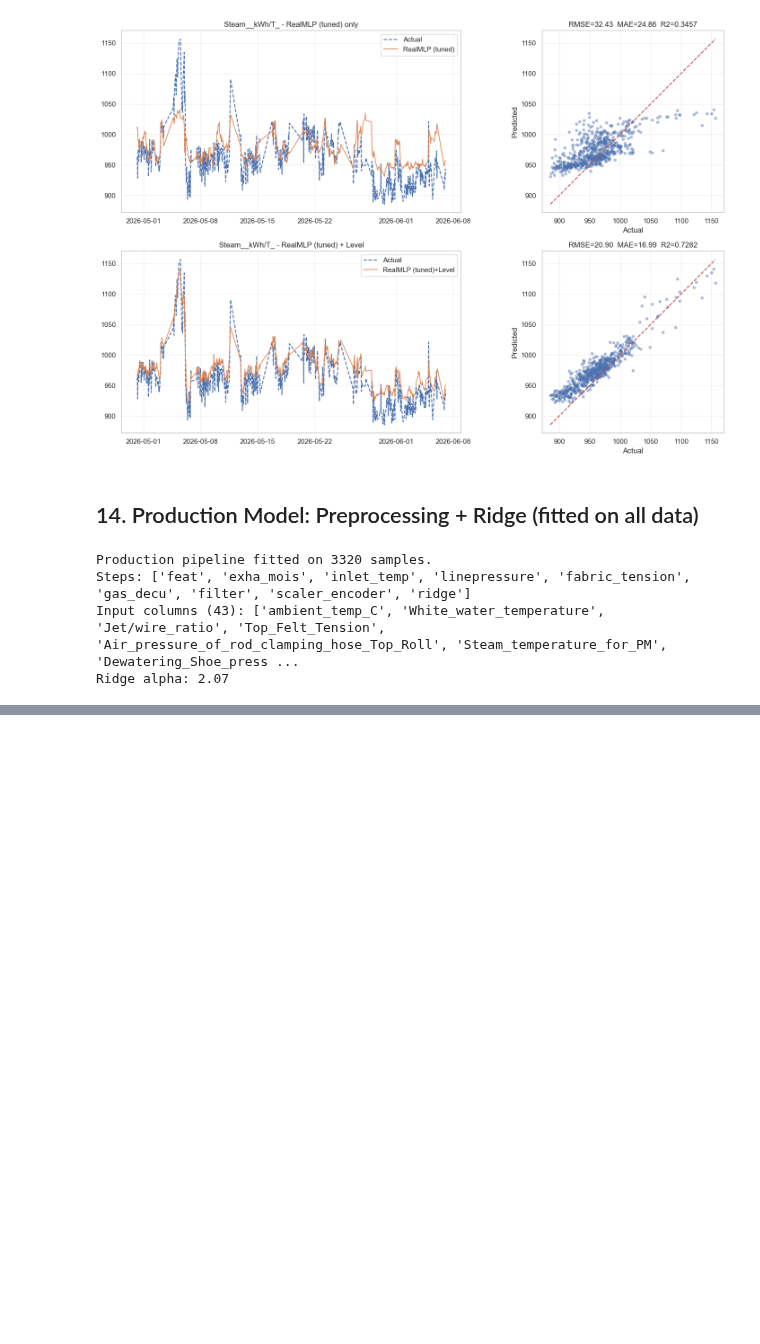
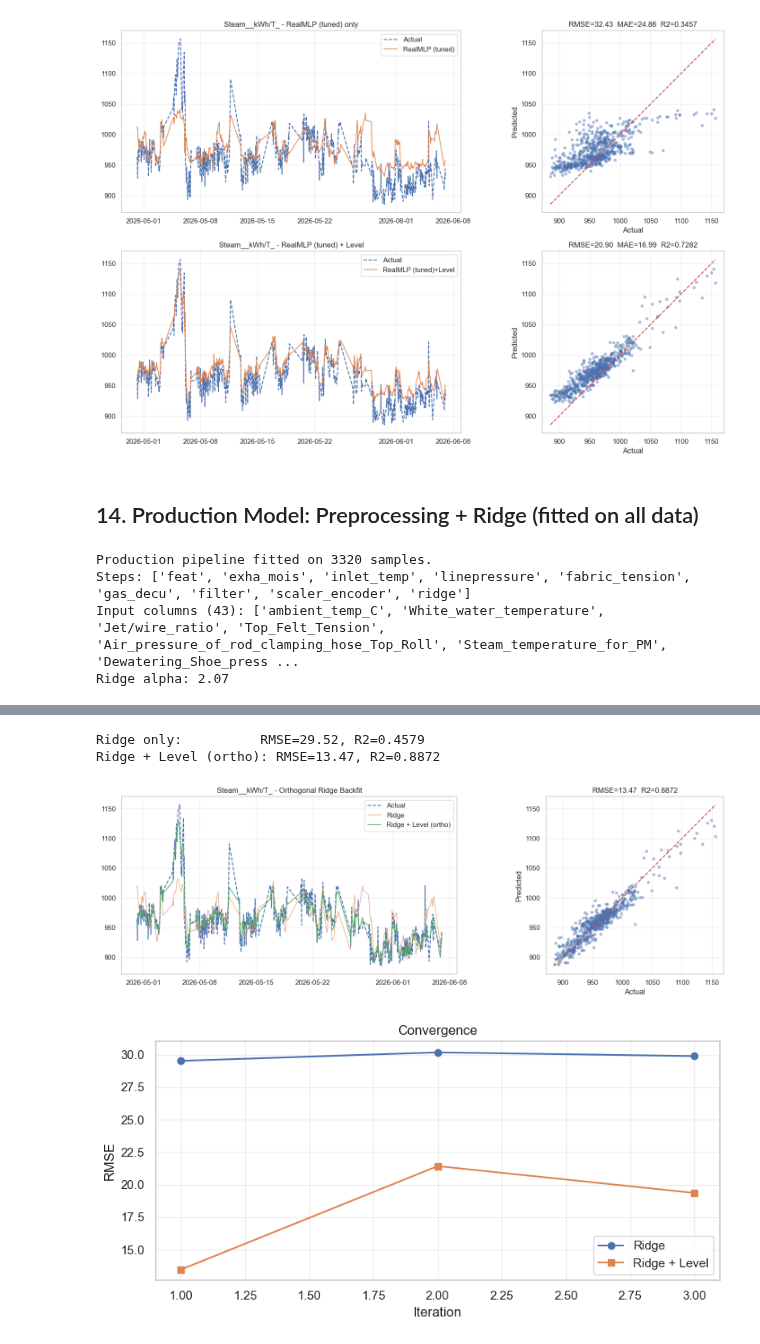
Before and after one commit to Miggon-dev/costimiser2, a Jupyter notebook: training/training4_clean.ipynb, the cells around one changed output, grey strips where cells are left out. Drawn from its saved outputs; the diff is of its cells as text; code cells hidden in the pictures; blank space fills up the shorter version.

```diff
--- a/training/training4_clean.ipynb
+++ b/training/training4_clean.ipynb
@@ -1007,0 +1144,50 @@ print(f'  y_full = y_regression + state_estimator.update(residuals).level.iloc[-
+# %%
+from sklearn.metrics import mean_absolute_error, mean_squared_error, r2_score
+
+# Results
+y_actual = yte.values
+y_pred_reg = ortho_ridge_result['y_test_pred'].values
+y_pred_comb = ortho_ridge_result['y_test_combined'].values
+
+rmse_r = np.sqrt(mean_squared_error(y_actual, y_pred_reg))
+r2_r = r2_score(y_actual, y_pred_reg)
+rmse_c = np.sqrt(mean_squared_error(y_actual, y_pred_comb))
+r2_c = r2_score(y_actual, y_pred_comb)
+
+print(f'Ridge only:          RMSE={rmse_r:.2f}, R2={r2_r:.4f}')
+print(f'Ridge + Level (ortho): RMSE={rmse_c:.2f}, R2={r2_c:.4f}')
+
+# Plot
+fig, axes = plt.subplots(1, 2, figsize=(16, 5))
+test_index = yte.index
+
+axes[0].plot(test_index, y_actual, label='Actual', lw=1.5, ls='--')
+axes[0].plot(test_index, y_pred_reg, label='Ridge', lw=1.0, alpha=0.7)
+axes[0].plot(test_index, y_pred_comb, label='Ridge + Level (ortho)', lw=1.2)
+axes[0].set_title(f'{Y_COLUMN} - Orthogonal Ridge Backfit')
+axes[0].legend(); axes[0].grid(alpha=0.3)
+
+axes[1].scatter(y_actual, y_pred_comb, alpha=0.4, s=15)
+lims = [min(y_actual.min(), y_pred_comb.min()), max(y_actual.max(), y_pred_comb.max())]
+axes[1].plot(lims, lims, 'r--', lw=1.5)
+axes[1].set_xlabel('Actual'); axes[1].set_ylabel('Predicted')
+axes[1].set_title(f'RMSE={rmse_c:.2f}  R2={r2_c:.4f}')
+axes[1].set_aspect('equal', adjustable='box'); axes[1].grid(alpha=0.3)
+
+plt.tight_layout()
+plt.show()
+
+# Convergence
+history = ortho_ridge_result['iteration_history']
+iters = [h['iteration'] for h in history]
+fig, ax = plt.subplots(figsize=(8, 4))
+ax.plot(iters, [h['rmse_regression'] for h in history], 'o-', label='Ridge')
+ax.plot(iters, [h['rmse_combined'] for h in history], 's-', label='Ridge + Level')
+ax.set_xlabel('Iteration'); ax.set_ylabel('RMSE')
+ax.set_title('Convergence'); ax.legend(); ax.grid(alpha=0.3)
+plt.tight_layout(); plt.show()
+# %% [output]
+Ridge only:          RMSE=29.52, R2=0.4579
+Ridge + Level (ortho): RMSE=13.47, R2=0.8872
+[figure, added]
+[figure, added]
```
Also changed, not shown: parts of 8 cells of this notebook, 9 other files.
